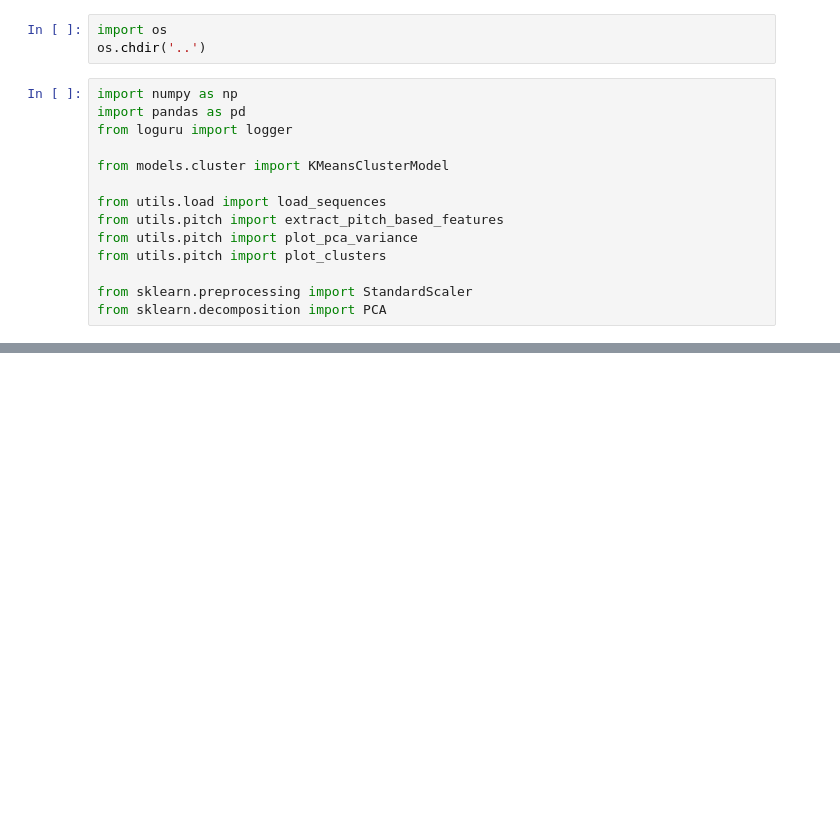
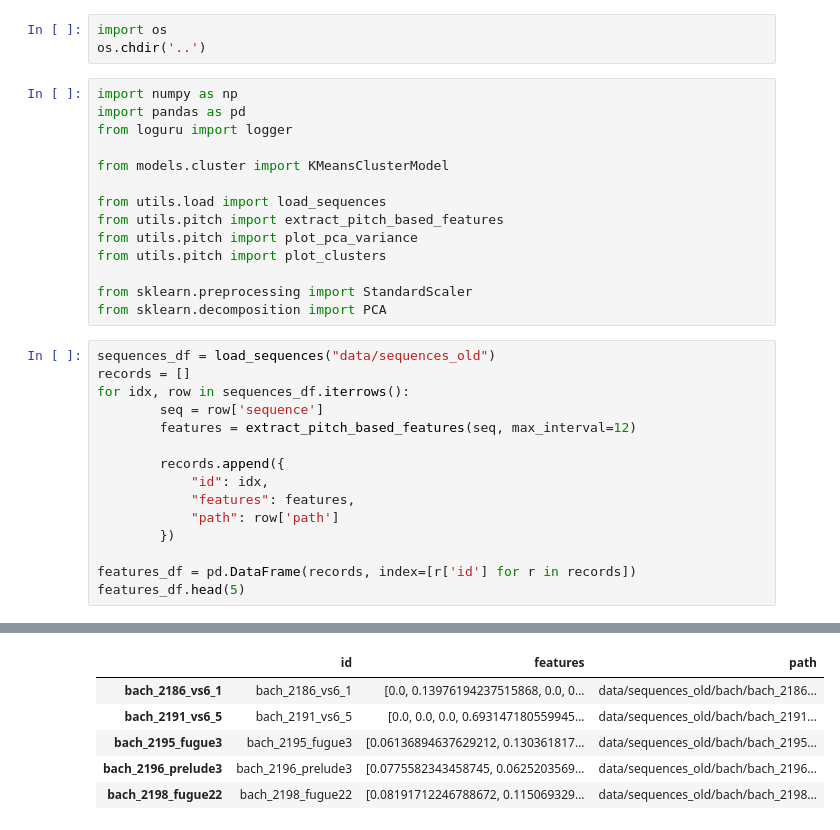
Before and after one commit to damiskov/project-02807, a Jupyter notebook: notebooks/pitch_based_clustering.ipynb, the cells around one changed output, grey strips where cells are left out. Saved outputs shown, nothing was run; the diff lists cells and outputs as text; blank space fills up the shorter version.

```diff
--- a/notebooks/pitch_based_clustering.ipynb
+++ b/notebooks/pitch_based_clustering.ipynb
@@ -15,3 +15,19 @@ from utils.pitch import plot_clusters
 
 from sklearn.preprocessing import StandardScaler
 from sklearn.decomposition import PCA
+# %%
+sequences_df = load_sequences("data/sequences_old")
+records = []
+for idx, row in sequences_df.iterrows():
+        seq = row['sequence']
+        features = extract_pitch_based_features(seq, max_interval=12)
+
+        records.append({
+            "id": idx,
+            "features": features,
+            "path": row['path']
+        })
+
+features_df = pd.DataFrame(records, index=[r['id'] for r in records])
+features_df.head(5)
+# %% [output]
@@ -18,2 +36,8 @@ from sklearn.decomposition import PCA
+|  | id | features | path |
+| bach_2186_vs6_1 | bach_2186_vs6_1 | [0.0, 0.13976194237515868, 0.0, 0... | data/sequences_old/bach/bach_2186... |
+| bach_2191_vs6_5 | bach_2191_vs6_5 | [0.0, 0.0, 0.0, 0.693147180559945... | data/sequences_old/bach/bach_2191... |
+| bach_2195_fugue3 | bach_2195_fugue3 | [0.06136894637629212, 0.130361817... | data/sequences_old/bach/bach_2195... |
+| bach_2196_prelude3 | bach_2196_prelude3 | [0.0775582343458745, 0.0625203569... | data/sequences_old/bach/bach_2196... |
+| bach_2198_fugue22 | bach_2198_fugue22 | [0.08191712246788672, 0.115069329... | data/sequences_old/bach/bach_2198... |
 # %%
 def main():
```
Also changed, not shown: parts of 4 cells of this notebook, 2 other files.
